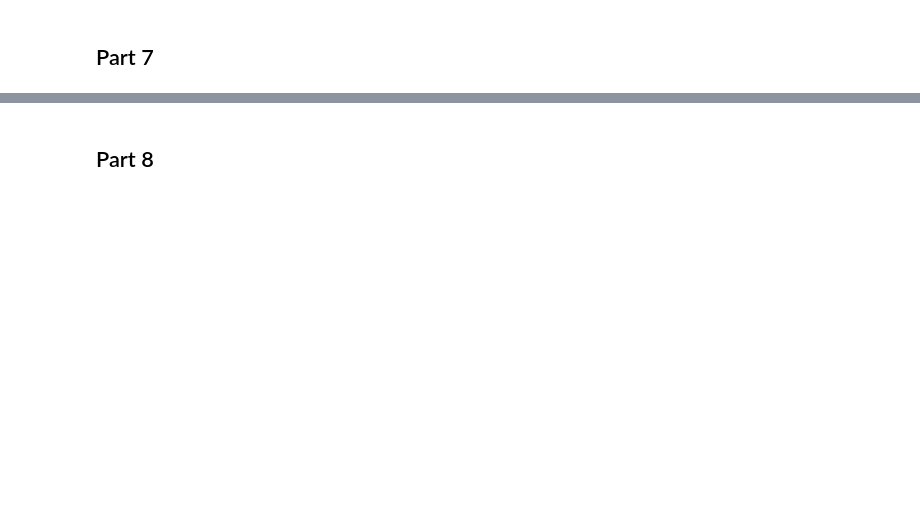
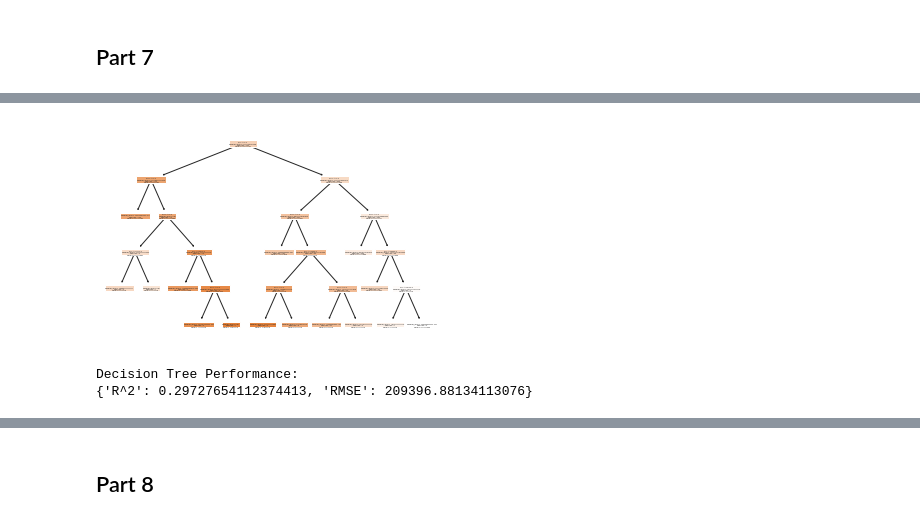
Before and after one commit to hek4z/assignment4, a Jupyter notebook: Question_1.ipynb, the cells around one changed output, grey strips where cells are left out. Saved outputs shown, nothing was run; the diff lists cells and outputs as text; code cells hidden in the pictures; blank space fills up the shorter version.

```diff
--- a/Question_1.ipynb
+++ b/Question_1.ipynb
@@ -1022,3 +1109,26 @@ print(perf_cart)
 # %%
 # Vary the maximum depth of the decision tree using the max_depth option (i.e. tree.DecisionTreeRegressor(max_depth=D)),
 # and compute the  𝑅2  and RMSE on the test set of a variety of depths.
+
+model = tree.DecisionTreeRegressor(max_depth=5) # Fit the classifier
+cart = model.fit(X_train, y_train)
+tree.plot_tree(cart,filled=True)
+
+## Make Predictions on the Test Set
+y_hat_cart = cart.predict(X_test)
+
+# Compute performance:
+# perf_cart = performance(y_test,y_hat_cart)
+# print(perf_cart)
+# %% [output]
+[figure, added]
+# %%
+# Compute performance for the decision tree
+perf_cart = {'R^2': r2_score(y_test, y_hat_cart), 'RMSE': np.sqrt(mean_squared_error(y_test, y_hat_cart))}
+print("Decision Tree Performance:")
+print(perf_cart)
+
+# this code is from chatgpt
+# %% [output]
+Decision Tree Performance:
+{'R^2': 0.29727654112374413, 'RMSE': 209396.88134113076}
```
Also changed, not shown: parts of 22 cells of this notebook.
